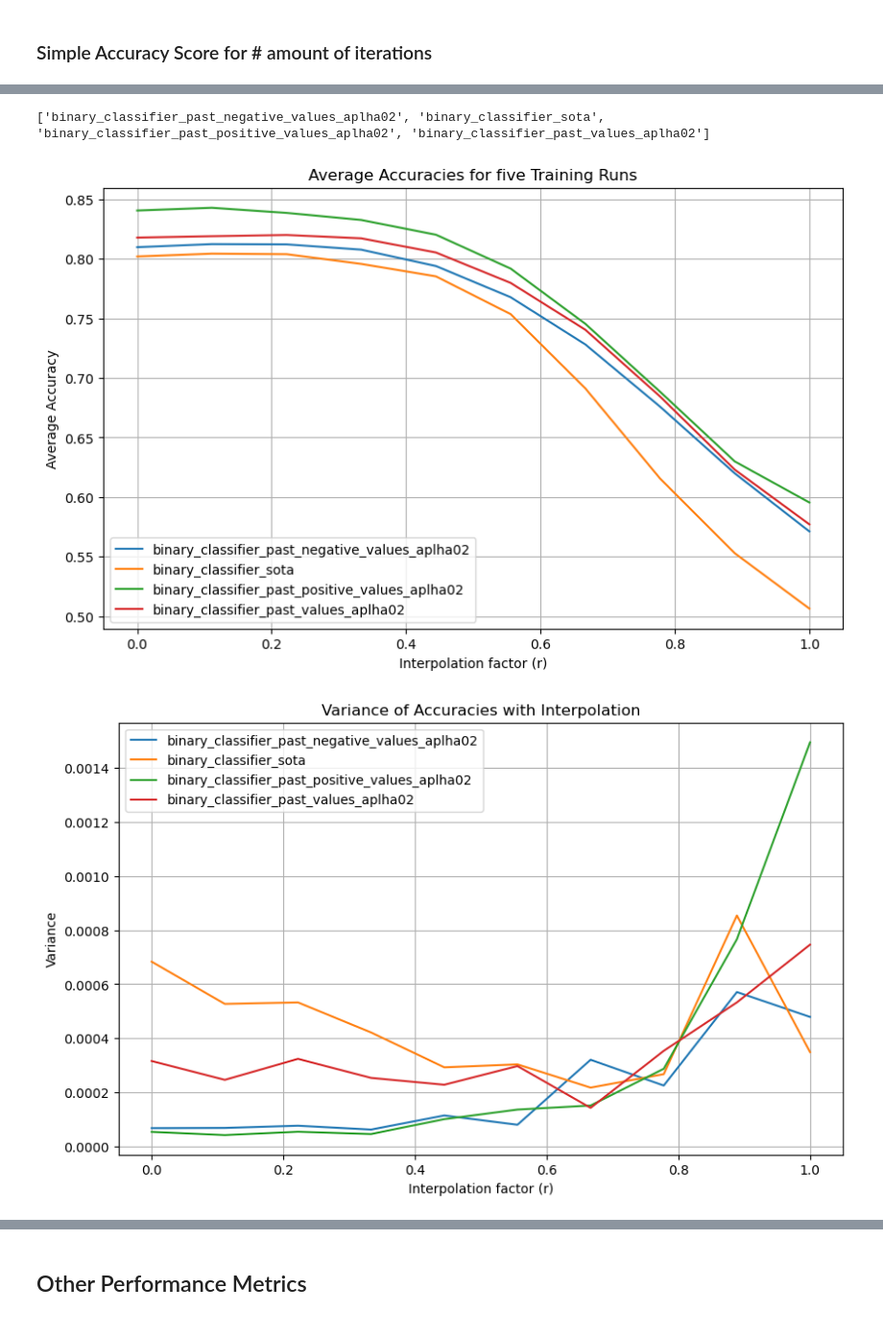
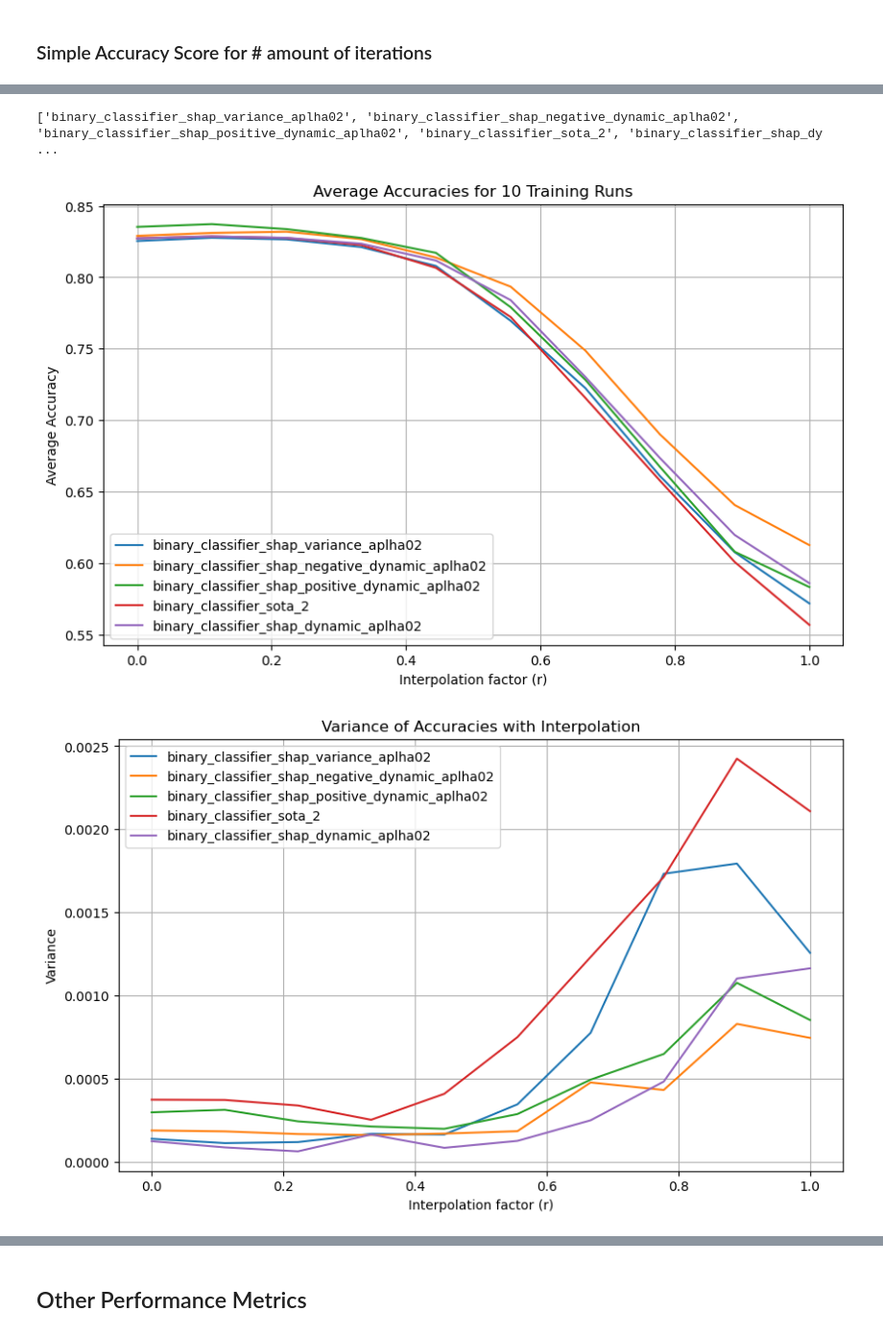
Before and after one commit to myanacondadonttt/RoofNetXAI, a Jupyter notebook: Notebooks/Analysis Robustness Main Past.ipynb, the cells around one changed output, grey strips where cells are left out. Shown at 96% size. Saved outputs shown, nothing was run; the diff lists cells and outputs as text; code cells hidden in the pictures.

```diff
--- a/Notebooks/Analysis Robustness Main Past.ipynb
+++ b/Notebooks/Analysis Robustness Main Past.ipynb
@@ -616,6 +615,7 @@ import matplotlib.pyplot as plt
 
 # Interpolation with noise
 def interpolate_with_noise(data, r):
+    # generate noise that has the same shape as the input data
     noise = np.random.randn(*data.shape)
     return (1 - r) * data + r * noise
 
@@ -631,7 +631,7 @@ def evaluate_model_on_interpolated_data(data, true_labels, model, device, r):
     return accuracy_score(true_labels, predicted_labels)
 
 # Directory containing all model type folders
-base_dir = "/Users/Lisa/Desktop/Master Thesis/RoofNetXAI/Notebooks/past_values"
+base_dir = "/Users/Lisa/Desktop/Master Thesis/RoofNetXAI/Notebooks/dynamic_values"
 
 # List all model type folders
 model_folders = [f for f in os.listdir(base_dir) if os.path.isdir(os.path.join(base_dir, f))]
@@ -665,37 +665,37 @@ for folder in model_folders:
 
         # Store the average accuracy and variance for this r-value
         accuracies_for_r.append(np.mean(accuracies))
         variances_for_r.append(np.var(accuracies))
 
     # Store the results for this model type
     results[folder] = accuracies_for_r
     variances[folder] = variances_for_r
 
 # Plot the average accuracies
 plt.figure(figsize=(10, 6))
 for model_type, accuracies in results.items():
     plt.plot(r_values, accuracies, label=model_type)
 plt.xlabel("Interpolation factor (r)")
 plt.ylabel("Average Accuracy")
 plt.legend()
 plt.grid(True)
-plt.title("Average Accuracies for five Training Runs")
+plt.title("Average Accuracies for 10 Training Runs")
 plt.show()
 
 # Plot the variances
 plt.figure(figsize=(10, 6))
 for model_type, variance in variances.items():
     plt.plot(r_values, variance, label=model_type)
 plt.xlabel("Interpolation factor (r)")
 plt.ylabel("Variance")
 plt.legend()
 plt.grid(True)
 plt.title("Variance of Accuracies with Interpolation")
 plt.show()
 # %% [output]
-['binary_classifier_past_negative_values_aplha02', 'binary_classifier_sota', 'binary_classifier_past_positive_values_aplha02', 'binary_classifier_past_values_aplha02']
+['binary_classifier_shap_variance_aplha02', 'binary_classifier_shap_negative_dynamic_aplha02', 'binary_classifier_shap_positive_dynamic_aplha02', 'binary_classifier_sota_2', 'binary_classifier_shap_dy ...
-[figure, old version]
+[figure, new version]
-[figure, old version]
+[figure, new version]
 # %%
 summary_stats = {}
 
```
Also changed, not shown: parts of 12 cells of this notebook, 4 other files.
